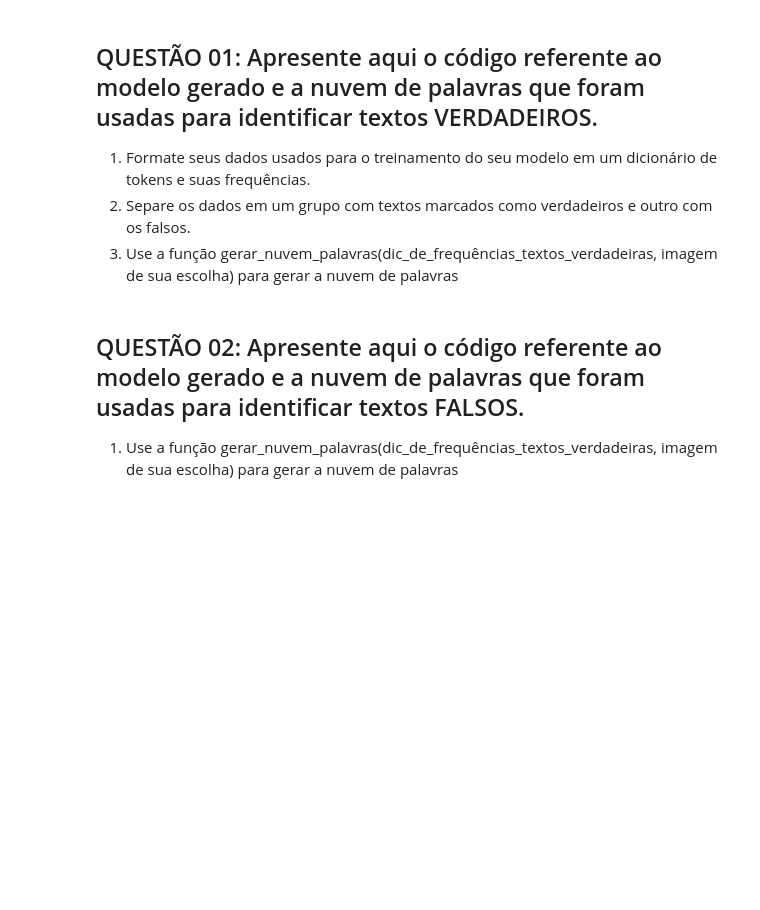
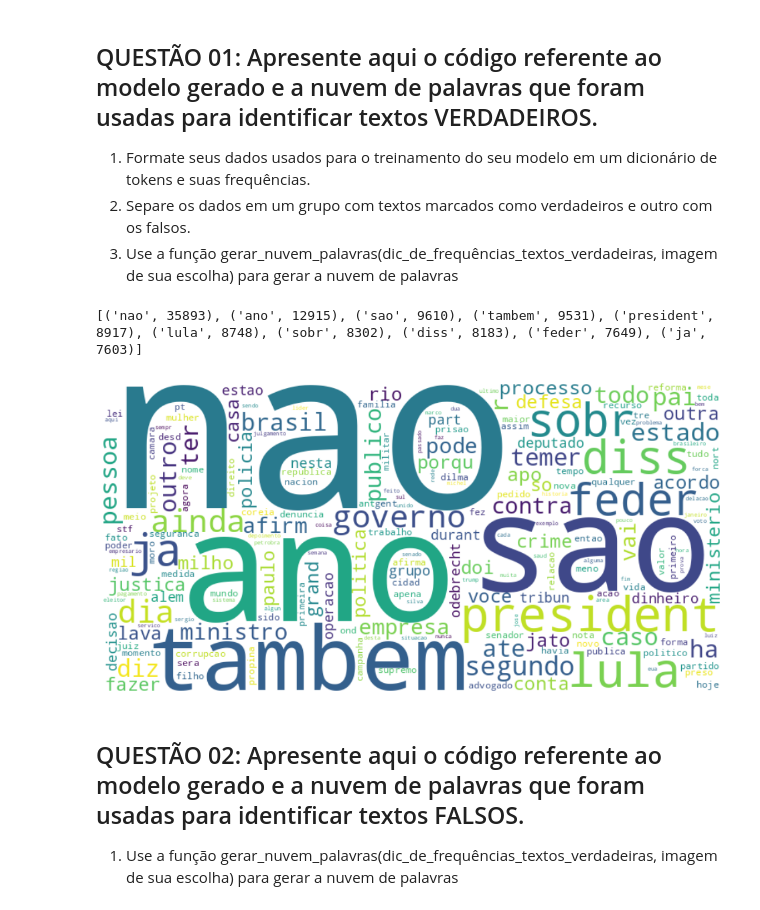
Before and after one commit to maferrepy/trabalho-de-nuvem-Uninter, a Jupyter notebook: trabalho_nlp.ipynb, the cells around one changed output. Saved outputs shown, nothing was run; the diff lists cells and outputs as text; code cells hidden in the pictures; blank space fills up the shorter version.

```diff
--- a/trabalho_nlp.ipynb
+++ b/trabalho_nlp.ipynb
@@ -284,3 +295,28 @@ Acurácia geral do modelo: 0.9533333333333334
+# %%
+from collections import Counter
+from wordcloud import WordCloud
+import matplotlib.pyplot as plt
+
+tokens_verdadeiras = df[df['label'] == 'true']['tokens_stem'].sum()
+freq_verdadeiras = dict(Counter(tokens_verdadeiras))
+print(Counter(freq_verdadeiras).most_common(10))
+
+
+
+def gerar_nuvem_palavras(freq_tokens, caminho_imagem=None):
+    wc = WordCloud(width=800, height=400, background_color='white')
+    wc.generate_from_frequencies(freq_tokens)
+
+    plt.figure(figsize=(12,6))
+    plt.imshow(wc, interpolation='bilinear')
+    plt.axis('off')
+    plt.show()
+
+# Gerar nuvem para textos verdadeiros
+gerar_nuvem_palavras(freq_verdadeiras)
+# %% [output]
+[('nao', 35893), ('ano', 12915), ('sao', 9610), ('tambem', 9531), ('president', 8917), ('lula', 8748), ('sobr', 8302), ('diss', 8183), ('feder', 7649), ('ja', 7603)]
+[figure, added]
 # %% [markdown]
 ## QUESTÃO 02: Apresente aqui o código referente ao modelo gerado e a nuvem de palavras que foram usadas para identificar textos FALSOS.
 
```
Also changed, not shown: parts of 11 cells of this notebook.
